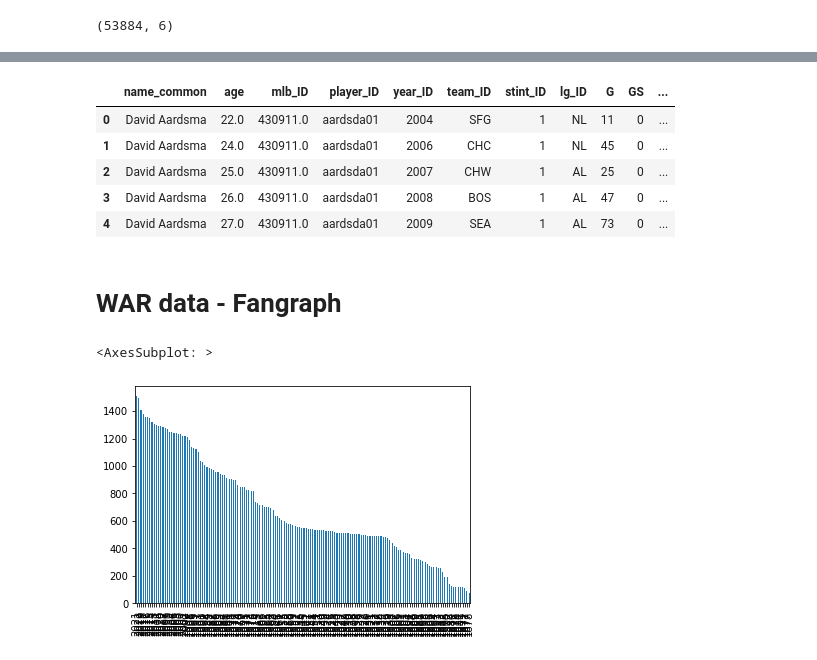
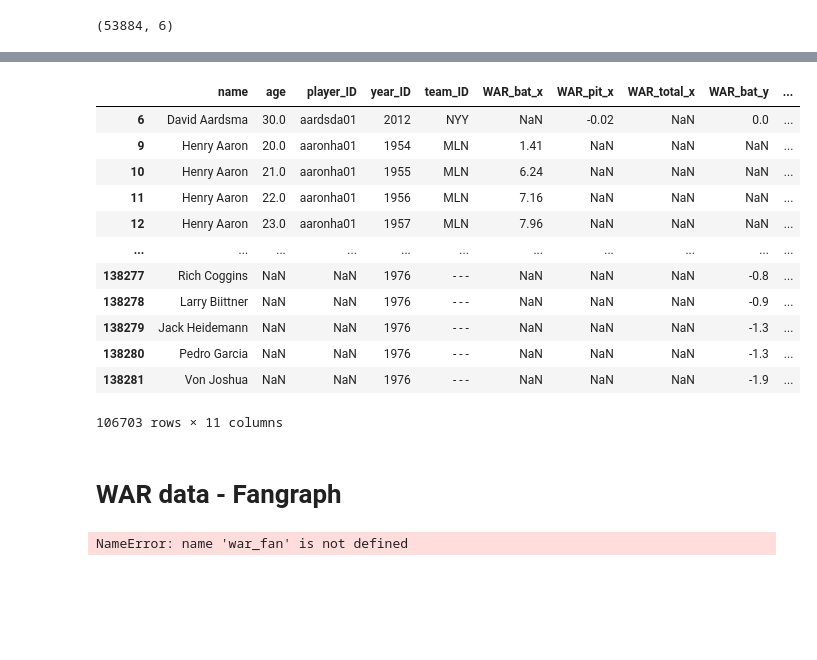
Before and after one commit to ghelms/MoneyBall-2.0, a Jupyter notebook: prep.ipynb, the cells around one changed output, grey strips where cells are left out. Drawn from its saved outputs; the diff is of its cells as text; code cells hidden in the pictures; blank space fills up the shorter version.

```diff
--- a/prep.ipynb
+++ b/prep.ipynb
@@ -90,7 +93,7 @@ war_bat = war_bat[cols]
 # Renmae war in war_bat
 war_bat =war_bat.rename(columns ={"WAR": "WAR_bat"})
 war_pitch = war_pitch[cols]
-war_ptich = war_pitch.rename(columns = {"WAR": "War_pit"})
+war_pitch = war_pitch.rename(columns = {"WAR": "War_pit"})
 
 
 war_bat.head()
@@ -109,3 +112,13 @@ war_bat.shape
 war_pitch.shape
 # %% [output]
 (53884, 6)
+# %%
+# Merge war_bat and war_pitch by player_ID and year_ID, NaN if no match, remove duplicate columns
+war_br = pd.merge(war_bat, war_pitch, how="outer", on=["player_ID", "year_ID", "team_ID"])
+#remove columns name_common_y, age_y
+war_br = war_br.drop(columns=["name_common_y", "age_y"])
+#rename name_common_x to name, age_x to age
+war_br = war_br.rename(columns={"name_common_x": "name", "age_x": "age"})
+war_br = war_br.rename(columns={"War_pit": "WAR_pit"})
+# add War_total column
+war_br["WAR_total"] = war_br["WAR_bat"] + war_br["WAR_pit"]
@@ -111,0 +134,5 @@ war_pitch.shape
+# %%
+# in war_fangraphs rename Name to name, team to team_ID, year to year_ID, Bat WAR to WAR_bat, Pit WAR to WAR_pit
+war_fangraphs = war_fangraphs.rename(columns={"Name": "name", "Team": "team_ID", "year": "year_ID", "Bat WAR": "WAR_bat", "Pit WAR": "WAR_pit", "Total WAR": "WAR_total"})
+#remove innings_pitched and plate_appeareances
+war_fangraphs = war_fangraphs.drop(columns=["Innings_pitched", "plate_appearances"])
@@ -112,3 +148,4 @@ war_pitch.shape
 # %%
-# Merge war_bat and war_pitch by player_ID and year_ID
-war = pd.merge(war_bat, war_pitch, on=["player_ID", "year_ID"])
+# Merge war and war_fangraphs by name, team and year
+war = pd.merge(war_br, war_fangraphs, how="outer", on=["name", "team_ID", "year_ID"])
+war.head()
@@ -119,11 +163,18 @@ war.shape
-# %%
-war_pitch.head()
-# %% [output]
-|  | name_common | age | mlb_ID | player_ID | year_ID | team_ID | stint_ID | lg_ID | G | GS | ... |
-| 0 | David Aardsma | 22.0 | 430911.0 | aardsda01 | 2004 | SFG | 1 | NL | 11 | 0 | ... |
-| 1 | David Aardsma | 24.0 | 430911.0 | aardsda01 | 2006 | CHC | 1 | NL | 45 | 0 | ... |
-| 2 | David Aardsma | 25.0 | 430911.0 | aardsda01 | 2007 | CHW | 1 | AL | 25 | 0 | ... |
-| 3 | David Aardsma | 26.0 | 430911.0 | aardsda01 | 2008 | BOS | 1 | AL | 47 | 0 | ... |
-| 4 | David Aardsma | 27.0 | 430911.0 | aardsda01 | 2009 | SEA | 1 | AL | 73 | 0 | ... |
+# %%
+war[war.isnull().any(axis=1)]
+# %% [output]
+|  | name | age | player_ID | year_ID | team_ID | WAR_bat_x | WAR_pit_x | WAR_total_x | WAR_bat_y | ... |
+| 6 | David Aardsma | 30.0 | aardsda01 | 2012 | NYY | NaN | -0.02 | NaN | 0.0 | ... |
+| 9 | Henry Aaron | 20.0 | aaronha01 | 1954 | MLN | 1.41 | NaN | NaN | NaN | ... |
+| 10 | Henry Aaron | 21.0 | aaronha01 | 1955 | MLN | 6.24 | NaN | NaN | NaN | ... |
+| 11 | Henry Aaron | 22.0 | aaronha01 | 1956 | MLN | 7.16 | NaN | NaN | NaN | ... |
+| 12 | Henry Aaron | 23.0 | aaronha01 | 1957 | MLN | 7.96 | NaN | NaN | NaN | ... |
+| ... | ... | ... | ... | ... | ... | ... | ... | ... | ... | ... |
+| 138277 | Rich Coggins | NaN | NaN | 1976 | - - - | NaN | NaN | NaN | -0.8 | ... |
+| 138278 | Larry Biittner | NaN | NaN | 1976 | - - - | NaN | NaN | NaN | -0.9 | ... |
+| 138279 | Jack Heidemann | NaN | NaN | 1976 | - - - | NaN | NaN | NaN | -1.3 | ... |
+| 138280 | Pedro Garcia | NaN | NaN | 1976 | - - - | NaN | NaN | NaN | -1.3 | ... |
+| 138281 | Von Joshua | NaN | NaN | 1976 | - - - | NaN | NaN | NaN | -1.9 | ... |
+106703 rows × 11 columns
 # %% [markdown]
 # WAR data - Fangraph
@@ -155,6 +181,6 @@ war_fan.to_csv('data/war_fangraph.csv', index=False)
 # %%
 # plot Value counts for each year
 war_fan['year'].value_counts().plot(kind='bar')
+war_fan.head()
 # %% [output]
-<AxesSubplot: >
+NameError: name 'war_fan' is not defined
-[figure, removed]
```
Also changed, not shown: parts of 11 cells of this notebook, 20 other files.
